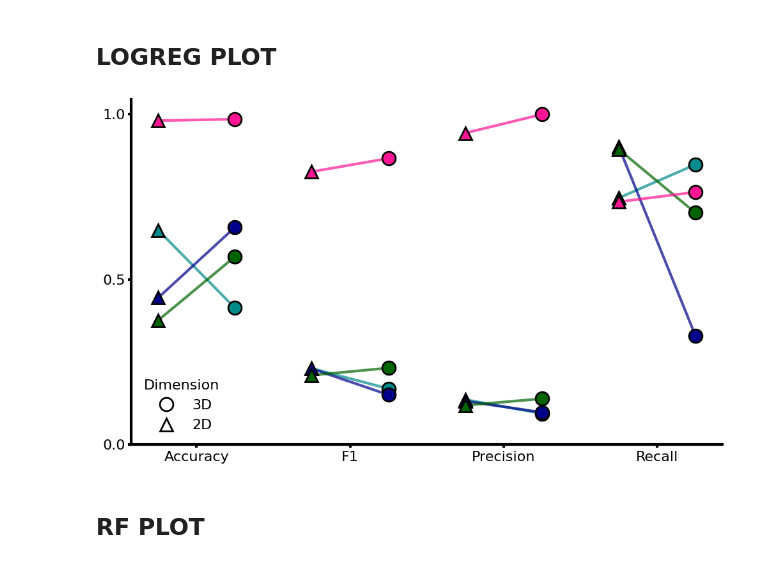
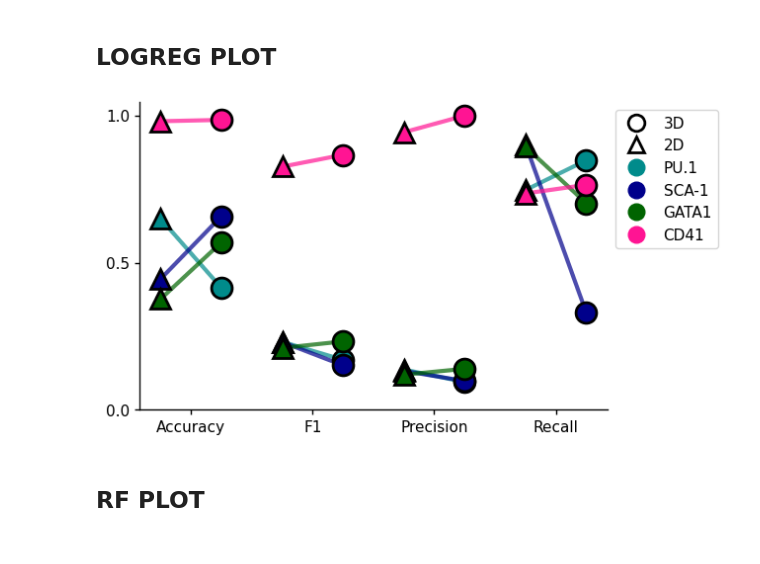
Before and after one commit to dsethz/cell-classification, a Jupyter notebook: Analysis/analyze_baseline.ipynb, the cells around one changed output. Cells and saved outputs as stored; diff of their text form; code cells hidden in the pictures.

```diff
--- a/Analysis/analyze_baseline.ipynb
+++ b/Analysis/analyze_baseline.ipynb
@@ -4,7 +4,7 @@
 ## INPUTS
 
 # Where to save the plots:
-output_folder = "/Users/agreic/Desktop/Project/"
+output_folder = "/Users/agreic/Desktop/testing_dir/picsforupload"
 # %%
 import pandas as pd
 import matplotlib.pyplot as plt
@@ -331,11 +331,18 @@ print(df)
 # plt.show()
 
 # print(df[df['Marker'] == 'CD41'])
+# %%
+# Figure size standartization
+fig_width = 6.5
+fig_height = 6.5 * 9 / 16
+
+fontsize= 11
+linewidth = 1
 # %% [markdown]
 ## LOGREG PLOT
 # %%
 # Set up one big plot
-fig, ax = plt.subplots(figsize=(10, 6))
+fig, ax = plt.subplots(figsize=(fig_width, fig_height))
 
 # # Define a new color palette for markers (more harmonious colors)
 # palette = {
@@ -438,8 +445,8 @@ for spine in ax.spines.values():
     spine.set_color('black')
 
 ax.tick_params(axis='both', which='both', width=3)  # Increase tick width
-ax.set_xlabel('Accuracy F1 Precision Recall (L: 2D, R: 3D)', fontsize=16)
-ax.set_ylabel('', fontsize=12)  # Remove the 'Value' label
+ax.set_xlabel('Accuracy F1 Precision Recall (L: 2D, R: 3D)', fontsize=fontsize)
+ax.set_ylabel('', fontsize=fontsize)  # Remove the 'Value' label
 
 
 
@@ -450,48 +457,66 @@ plt.yticks([0, 0.5, 1])  # Set y-ticks to 0, 0.5, and 1
 plt.grid(False)
 ax.grid(False)  # Remove the grid behind the plot
 
 # Thicker axes and ticks
 ax = plt.gca()  # Get current axes
 ax.spines['top'].set_linewidth(0)
 ax.spines['right'].set_linewidth(0)
 ax.spines['top'].set_visible(False)  # Remove top spine
 ax.spines['right'].set_visible(False)  # Remove right spine
 
-ax.spines['left'].set_linewidth(3)
-ax.spines['bottom'].set_linewidth(3)
-ax.tick_params(axis='both', width=3)  # Set tick width
+ax.spines['left'].set_linewidth(linewidth)
+ax.spines['bottom'].set_linewidth(linewidth)
+ax.tick_params(axis='both', width=linewidth)  # Set tick width
 
 plt.legend().set_visible(False) # Remove legend
 
 # Remove x-axis and y-axis label
 plt.xlabel('')
 plt.ylabel('')
 
 # Set fontsize for x and y ticks
-plt.xticks(fontsize=16)
-plt.yticks(fontsize=16)
+plt.xticks(fontsize=fontsize)
+plt.yticks(fontsize=fontsize)
 
 # Set spine colors to black
 ax.spines['left'].set_color('black')
 ax.spines['bottom'].set_color('black')
+####
+markersize = 12
+# Create unique handles for each legend item with no duplicates
+handles = [
+    plt.Line2D([0], [0], marker='o', color='w', markerfacecolor='white', markersize=markersize,
+               markeredgewidth=2, markeredgecolor='black',
+               alpha=1),  # 3D Marker
+    plt.Line2D([0], [0], marker='^', color='w', markerfacecolor='white', markersize=markersize,
+               markeredgewidth=2, markeredgecolor='black',
+               alpha=1),  # 2D Marker
+    plt.Line2D([0], [0], color=palette['PU1'], marker='o', linewidth=0, markersize=markersize,
+            #    markeredgewidth=2, markeredgecolor='black',
+               alpha=1),  # PU-1 Marker
+    plt.Line2D([0], [0], color=palette['SCA1'], marker='o', linewidth=0, markersize=markersize,
+            #    markeredgewidth=2, markeredgecolor='black',
+               alpha=1),  # SCA-1 Marker
+    plt.Line2D([0], [0], color=palette['GATA1'], marker='o', linewidth=0, markersize=markersize,
+            #    markeredgewidth=2, markeredgecolor='black',
+               alpha=1),  # GATA-1 Marker
+    plt.Line2D([0], [0], color=palette['CD41'], marker='o', linewidth=0, markersize=markersize,
+            #    markeredgewidth=2, markeredgecolor='black',
+               alpha=1)   # CD41 Marker
+]
+# Corresponding labels (ensuring uniqueness)
+labels = ['3D', '2D', 'PU.1', 'SCA-1', 'GATA1', 'CD41']
 
-# ax.set_title('Metric Comparison between 2D and 3D by Marker', fontsize=14)
-# ax.legend(title='', fontsize=16, title_fontsize='0')
-# Show the legend signifying the dimension, use custom handles
-handles = [plt.Line2D([0], [0], marker='o', color='w', markerfacecolor='white', markersize=15, markeredgewidth=2, markeredgecolor='black'),
-           plt.Line2D([0], [0], marker='^', color='w', markerfacecolor='white', markersize=15, markeredgewidth=2, markeredgecolor='black')]
-labels = ['3D', '2D']
-
-# additional handles for colors of markers
-
-plt.legend(handles, labels, title='Dimension', fontsize=16, title_fontsize=16, loc='lower left', frameon=True)
+# Add the legend to the plot and place it outside
+plt.legend(handles=handles, labels=labels, loc='upper left', bbox_to_anchor=(1, 1), fontsize=fontsize)
+####
 
 
 plt.tight_layout()
 
 # Change resolution to 300 dpi
-plt.savefig(os.path.join(output_folder, "logreg_2d_3d.png"), dpi=300, bbox_inches='tight')
-
+# plt.savefig(os.path.join(output_folder, "logreg_2d_3d.png"), dpi=300, bbox_inches='tight')
+plt.savefig(os.path.join(output_folder, "logreg_2d_3d.svg"))  # Saves as SVG format
 plt.show()
 # %% [output]
-[figure, old version]
+[figure, new version]
```
Also changed, not shown: parts of 5 cells of this notebook, 40 other files.
